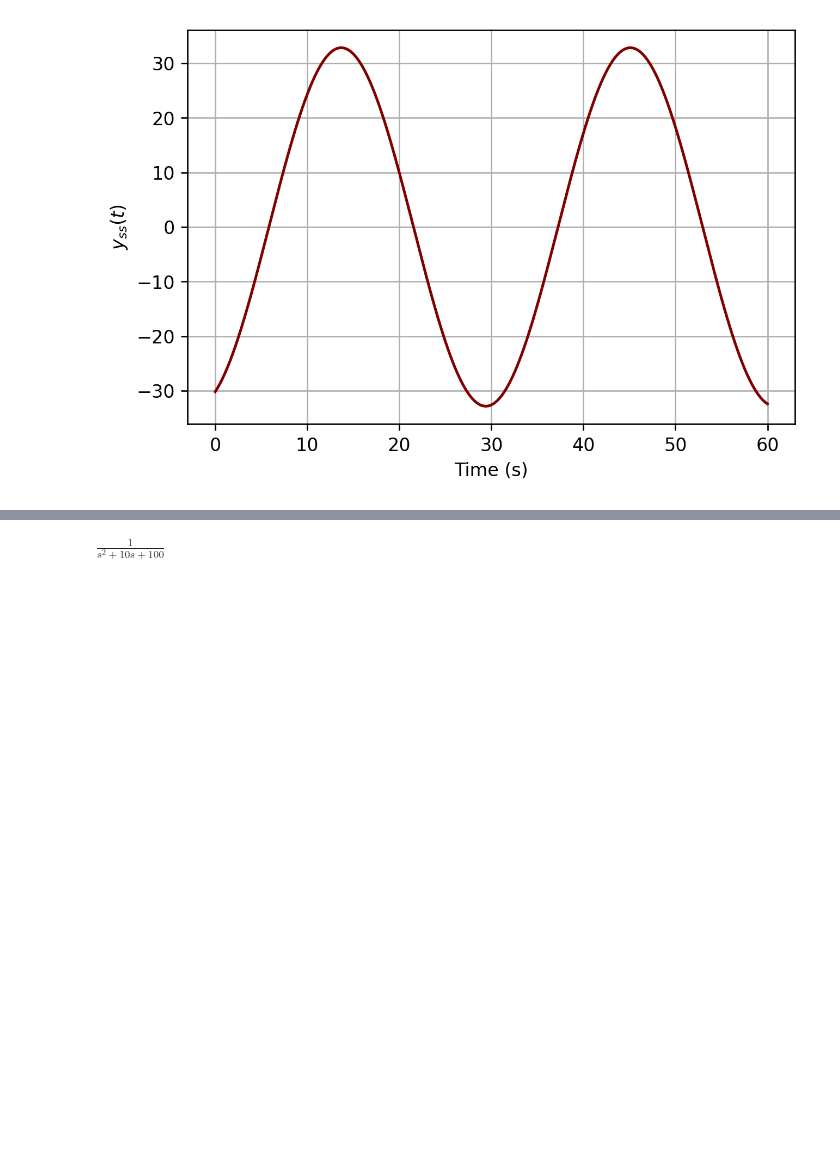
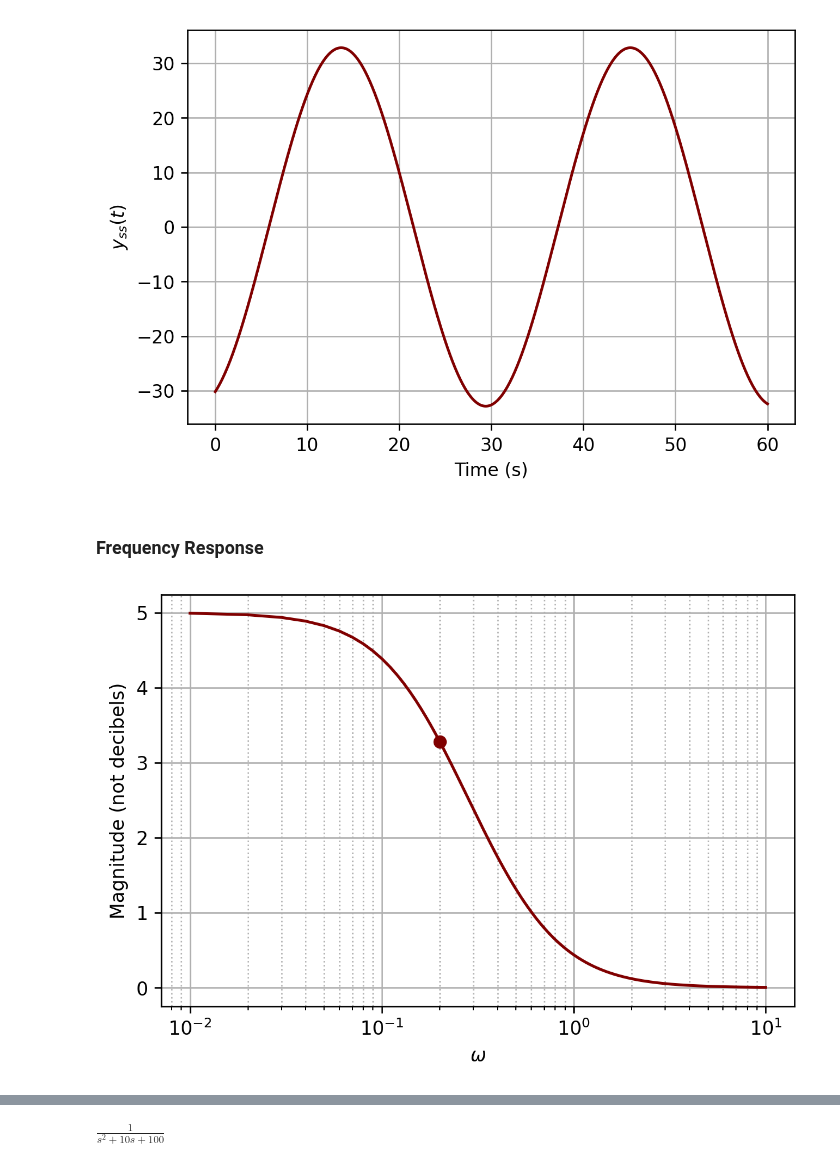
Before and after one commit to gabemorris12/Homework, a Jupyter notebook: Vibrations and Controls Homework 6.ipynb, the cells around one changed output, grey strips where cells are left out. Drawn from its saved outputs; the diff is of its cells as text; code cells hidden in the pictures; blank space fills up the shorter version.

Commit message:
added frequency response

```diff
--- a/Vibrations and Controls Homework 6.ipynb
+++ b/Vibrations and Controls Homework 6.ipynb
@@ -72,3 +72,20 @@ plt.ylabel('$y_{ss}(t)$')
 plt.show()
 # %% [output]
 [figure]
+# %% [markdown]
+### Frequency Response
+# %%
+# Getting a plot of the magnitude response
+omega_ = np.linspace(0.01, 10, 1000)
+c_nums = 5/((5*1j*omega_ + 1)*(2*1j*omega_ + 1))
+
+M = np.abs(c_nums)
+plt.xscale('log')
+plt.plot(omega_, M)
+plt.scatter(0.2, 3.283, zorder=2)
+plt.xlabel(r'$\omega$')
+plt.ylabel('Magnitude (not decibels)')
+plt.grid(which='minor', ls=':')
+plt.show()
+# %% [output]
+[figure, added]
```
Also changed, not shown: parts of 5 cells of this notebook, 1 other file.
